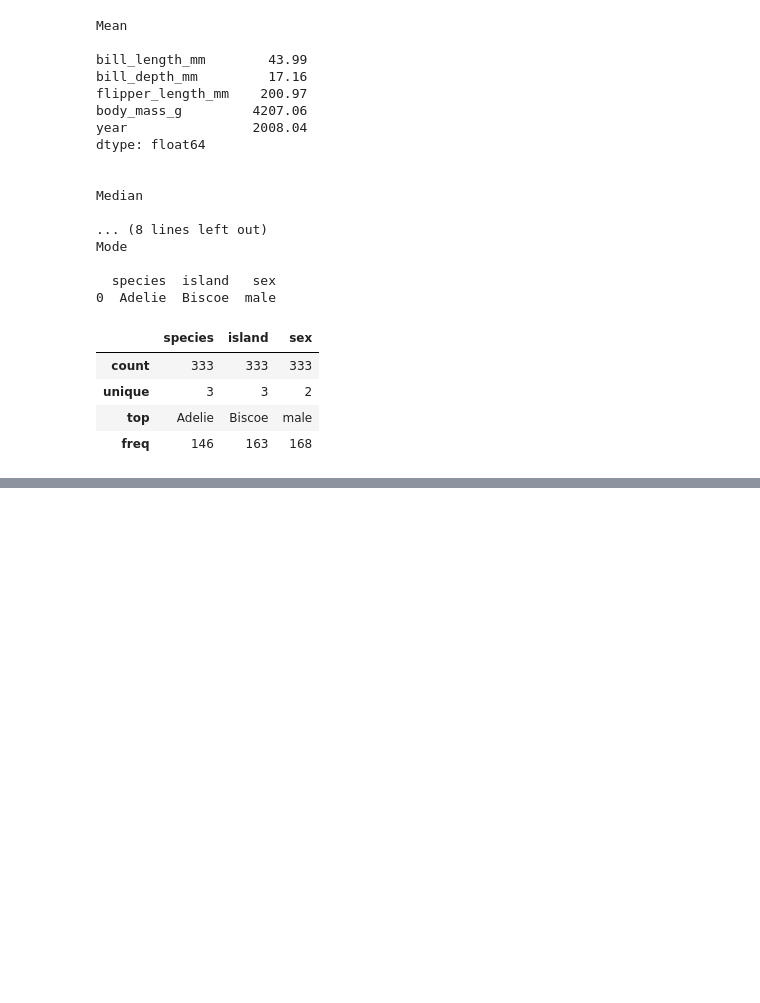
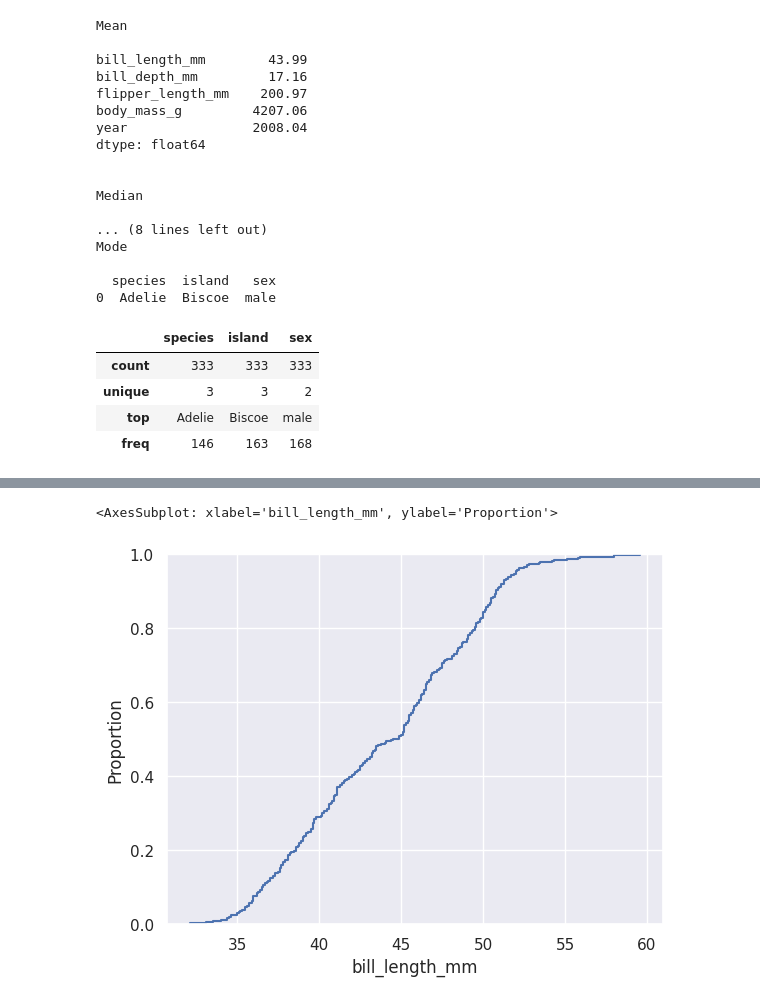
Before and after one commit to AleexSilva/Training-EDA, a Jupyter notebook: python-files/intro.ipynb, the cells around one changed output, grey strips where cells are left out. Drawn from its saved outputs; the diff is of its cells as text; code cells hidden in the pictures; blank space fills up the shorter version.

```diff
--- a/python-files/intro.ipynb
+++ b/python-files/intro.ipynb
@@ -375,0 +450,8 @@ df.describe(include='category')
+# %%
+sns.ecdfplot(
+    data=df,
+    x='bill_length_mm'
+)
+# %% [output]
+<AxesSubplot: xlabel='bill_length_mm', ylabel='Proportion'>
+[figure, added]
```
Also changed, not shown: parts of 13 cells of this notebook.
